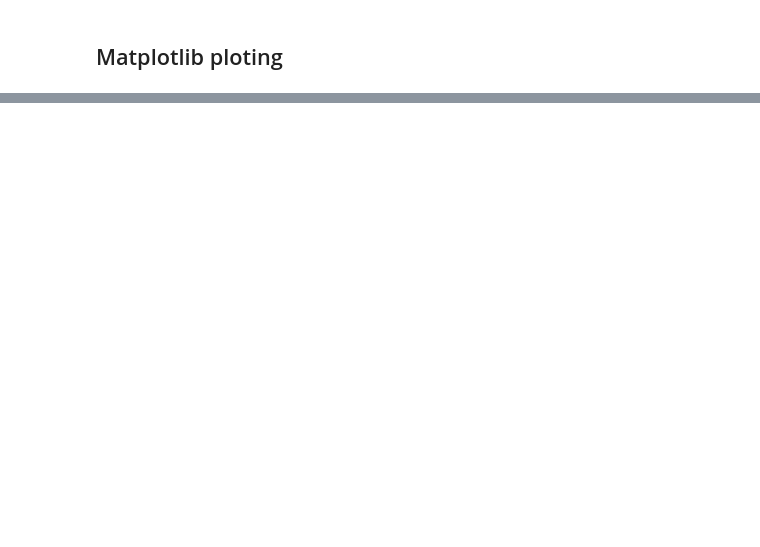
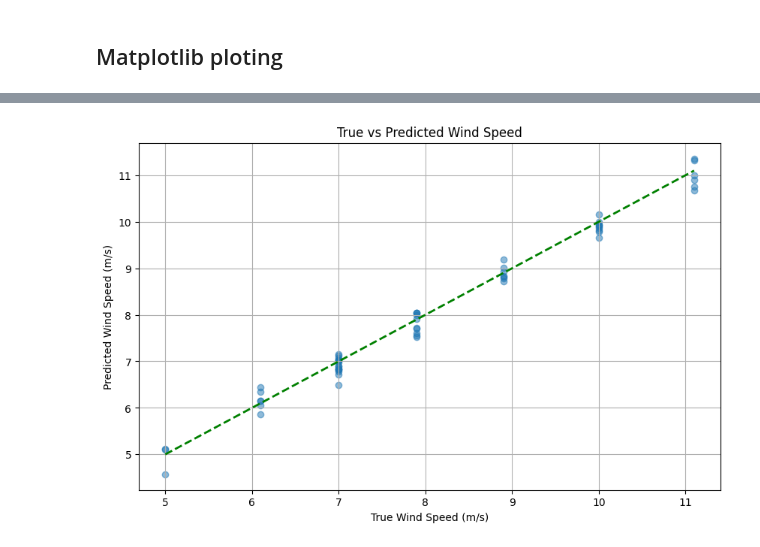
Before and after one commit to tommix626/hswet-mode-detection-2023, a Jupyter notebook: main.ipynb, the cells around one changed output, grey strips where cells are left out. Cells and saved outputs as stored; diff of their text form; code cells hidden in the pictures; blank space fills up the shorter version.

```diff
--- a/main.ipynb
+++ b/main.ipynb
@@ -97,0 +143,17 @@ plt.show()
+# %%
+"""Restrict wind speed to 8"""
+X_restrict = data.filter(["RPM","Lin Act Pos (Pitch)","Calc Resistance","Wind Speed (m/s)"])
+X_restrict = X_restrict[X_restrict["Wind Speed (m/s)"] <= 8]
+Y_restrict = X_restrict["Wind Speed (m/s)"]
+X_restrict = X_restrict.drop("Wind Speed (m/s)", axis=1)
+# print(X_restrict)
+
+
+"""Restrict wind speed to 6"""
+X_restrict_6 = data.filter(["RPM","Lin Act Pos (Pitch)","Calc Resistance","Wind Speed (m/s)"])
+X_restrict_6 = X_restrict_6[X_restrict_6["Wind Speed (m/s)"] <= 7]
+
+print(X_restrict_6)
+Y_restrict_6 = X_restrict_6["Wind Speed (m/s)"]
+X_restrict_6 = X_restrict_6.drop("Wind Speed (m/s)", axis=1)
+# print(X_restrict_6)
@@ -97,0 +233,20 @@ plt.show()
+# %%
+"""plotting"""
+import matplotlib.pyplot as plt
+
+# Assuming you've trained your model and made predictions as follows:
+# y_pred = model.predict(X_test)
+
+# Plotting true vs predicted values
+plt.figure(figsize=(10, 6))
+# plt.scatter(y_lim_test, y_res_pred, alpha=0.5)
+plt.scatter(y_lim_test, y_res_pred_6, alpha=0.5)
+plt.plot([y_lim_test.min(), y_lim_test.max()], [y_lim_test.min(), y_lim_test.max()], '--g', linewidth=2)
+plt.xlabel('True Wind Speed (m/s)')
+plt.ylabel('Predicted Wind Speed (m/s)')
+plt.title('True vs Predicted Wind Speed')
+plt.grid(True)
+# plt.ylim(5.8, 6.2)
+plt.show()
+# %% [output]
+[figure, added]
```
Also changed, not shown: parts of 6 cells of this notebook.
